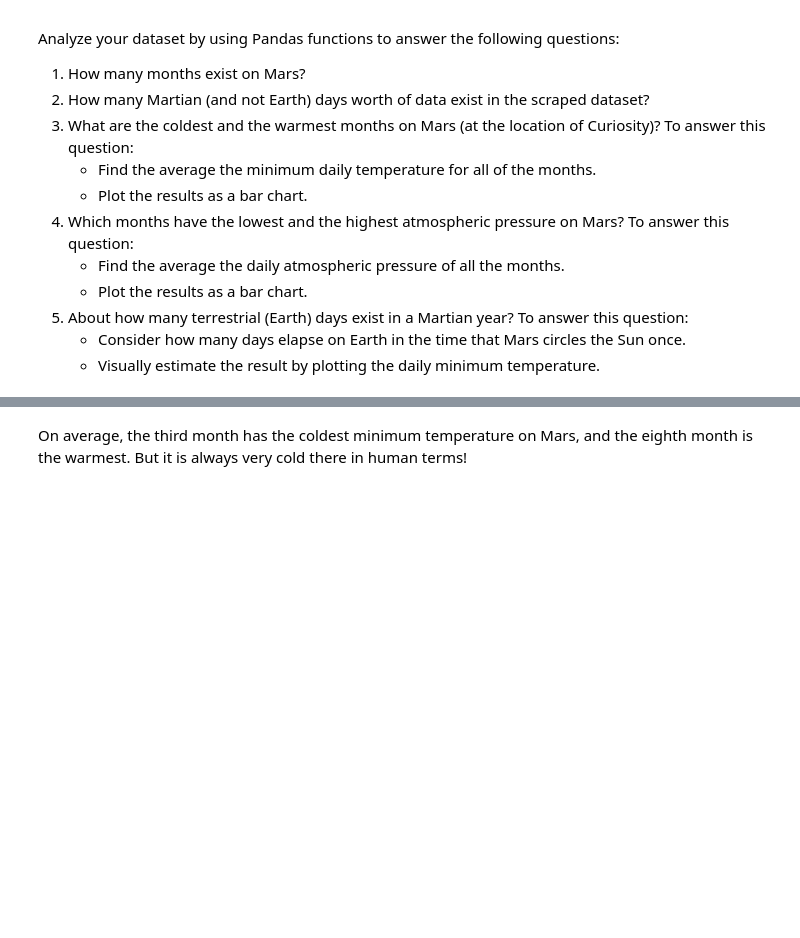
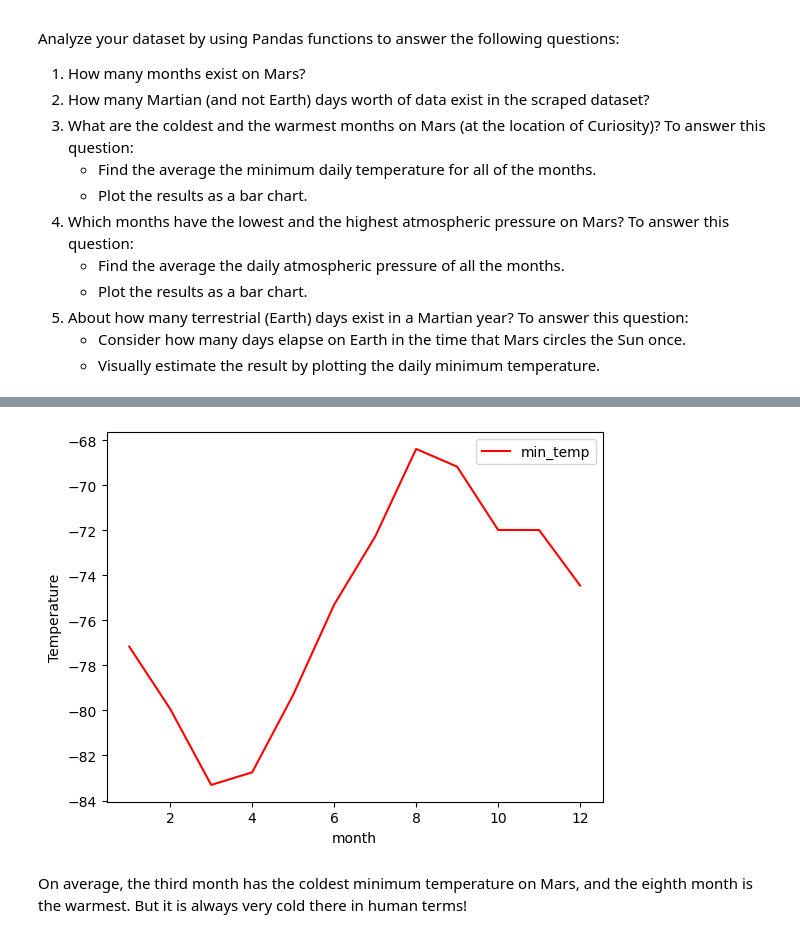
Before and after one commit to DanDreger/scraping_mars, a Jupyter notebook: part_2_mars_weather.ipynb, the cells around one changed output, grey strips where cells are left out. Saved outputs shown, nothing was run; the diff lists cells and outputs as text; code cells hidden in the pictures; blank space fills up the shorter version.

Commit message:
analysis done to monthy temp chart

```diff
--- a/part_2_mars_weather.ipynb
+++ b/part_2_mars_weather.ipynb
@@ -159,7 +90,6 @@ for row in temp_rows:
         pressure.append(row_pressure)
 # %%
 # Create a Pandas DataFrame by using the list of rows and a list of the column names
-mars_data_df = pd.DataFrame(list(zip(id, terrestrial_date, sol, ls, month, min_temp, pressure)), columns =headers)
-df
+mars_df = pd.DataFrame(list(zip(id, terrestrial_date, sol, ls, month, min_temp, pressure)), columns =headers)
 # %%
 # Confirm DataFrame was created successfully
@@ -175,0 +129,18 @@ Examine the data types that are currently associated with each column. If necess
+# %%
+# Change data types for data analysis
+
+
+# using dictionary to convert specific columns
+convert_dict = {'id': int,
+                'terrestrial_date': 'datetime64[ns]',
+                'sol': int,
+                'ls': int,
+                'month': int,
+                'min_temp': float,
+                'pressure': float
+
+
+                }
+
+mars_df_formatted = mars_df.astype(convert_dict)
+mars_df_formatted
@@ -198,2 +201,4 @@ Analyze your dataset by using Pandas functions to answer the following questions
 # %%
 # 3. What is the average low temperature by month?
+months = mars_df_formatted.groupby('month', as_index=False).mean(numeric_only=True)
+months
@@ -200,5 +219,10 @@ Analyze your dataset by using Pandas functions to answer the following questions
 # %%
 # Plot the average temperature by month
+months.plot(kind='line',x='month',y='min_temp',color='red')
+plt.ylabel("Temperature")
+plt.show()
+# %% [output]
+[figure, added]
 # %%
 # Identify the coldest and hottest months in Curiosity's location
 # %%
```
Also changed, not shown: parts of 9 cells of this notebook.
